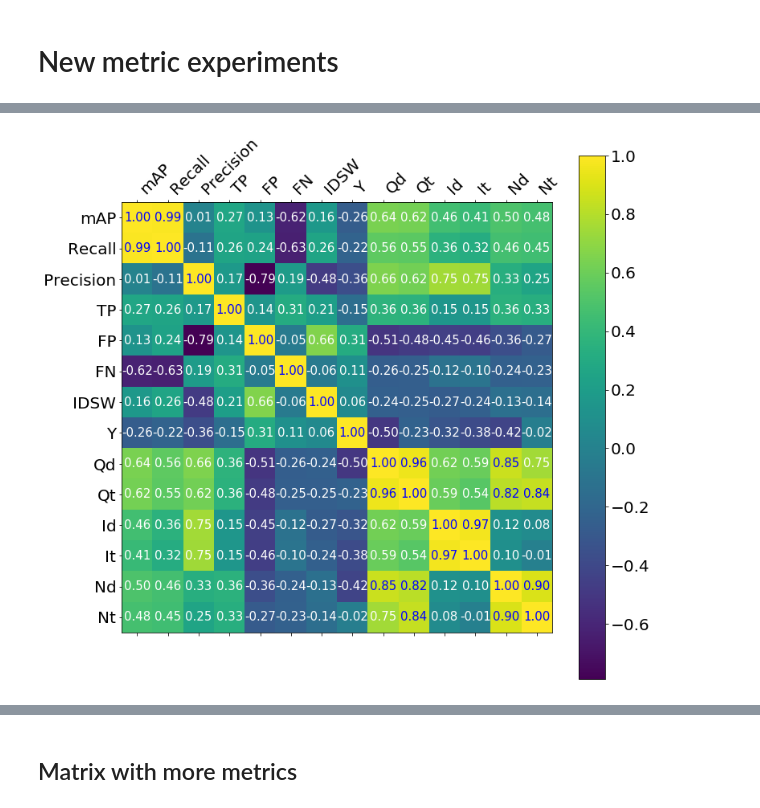
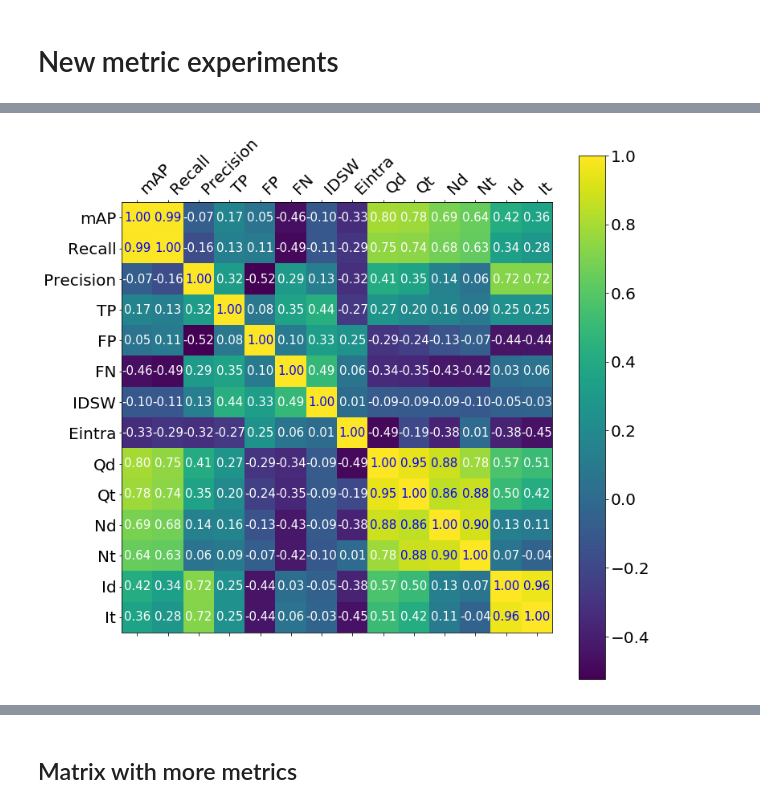
Before and after one commit to JorgeMunnozAguado/MOT-experimental-framework, a Jupyter notebook: analysis/Comparison.ipynb, the cells around one changed output, grey strips where cells are left out. Drawn from its saved outputs; the diff is of its cells as text; code cells hidden in the pictures.

```diff
--- a/analysis/Comparison.ipynb
+++ b/analysis/Comparison.ipynb
@@ -188,7 +202,7 @@ UMA
 # %%
-metrics = ['mAP', 'Recall', 'Precision', 'TP', 'FP', 'FN', 'IDSW', 'Y', 'Qd', 'Qt', 'Id', 'It', 'Nd', 'Nt']
-result_m = aux.correlation_metrics(tb_17, metrics)
+metrics = ['mAP', 'Recall', 'Precision', 'TP', 'FP', 'FN', 'IDSW', 'Eintra', 'Qd', 'Qt', 'Nd', 'Nt', 'Id', 'It']
+result_m = aux.correlation_metrics(tb, metrics)
 
 aux.plot_matrix(result_m, metrics)
 # %% [output]
-[figure, old version]
+[figure, new version]
```
Also changed, not shown: parts of 6 cells of this notebook, 2 other files.
